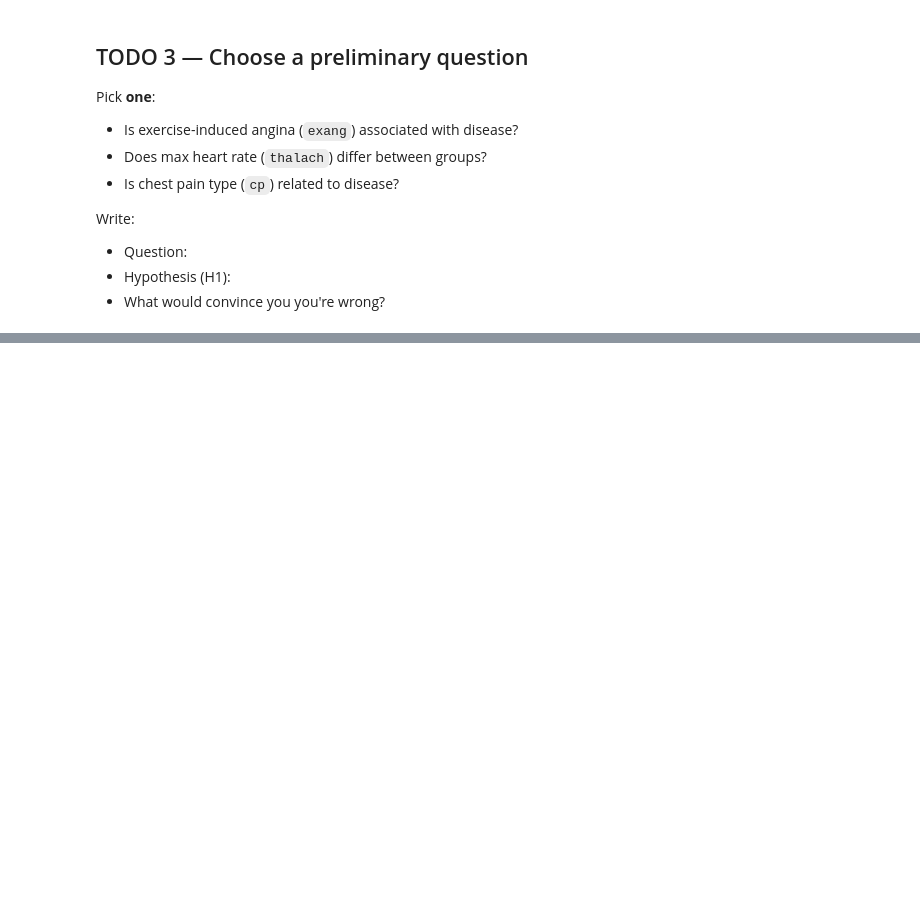
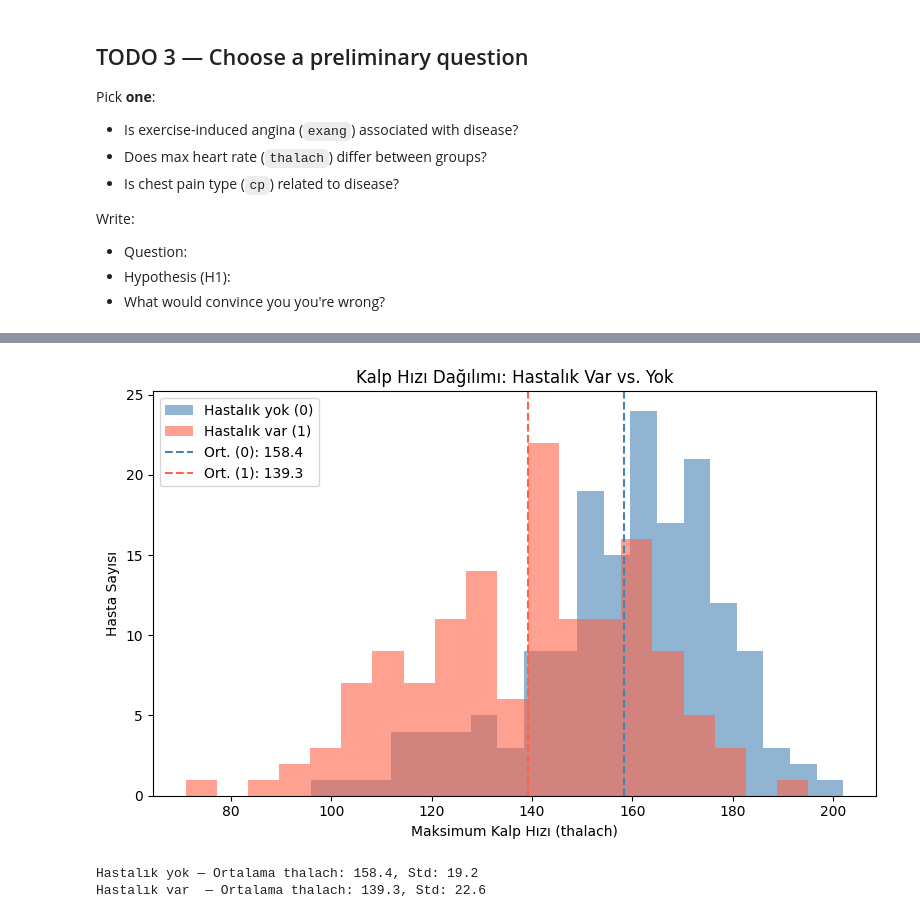
Before and after one commit to AytakShams/ComThinkDataSci-Lecture, a Jupyter notebook: labs/W1_HeartDisease_Workflow_and_First_EDA.ipynb, the cells around one changed output, grey strips where cells are left out. Saved outputs shown, nothing was run; the diff lists cells and outputs as text; code cells hidden in the pictures; blank space fills up the shorter version.

```diff
--- a/labs/W1_HeartDisease_Workflow_and_First_EDA.ipynb
+++ b/labs/W1_HeartDisease_Workflow_and_First_EDA.ipynb
@@ -314,0 +363,24 @@ Write:
+# %%
+import matplotlib.pyplot as plt
+
+disease_0 = df[df["disease"] == 0]["thalach"].dropna()
+disease_1 = df[df["disease"] == 1]["thalach"].dropna()
+
+plt.figure(figsize=(8, 5))
+plt.hist(disease_0, bins=20, alpha=0.6, label="Hastalık yok (0)", color="steelblue")
+plt.hist(disease_1, bins=20, alpha=0.6, label="Hastalık var (1)", color="tomato")
+plt.axvline(disease_0.mean(), color="steelblue", linestyle="--", label=f"Ort. (0): {disease_0.mean():.1f}")
+plt.axvline(disease_1.mean(), color="tomato", linestyle="--", label=f"Ort. (1): {disease_1.mean():.1f}")
+plt.xlabel("Maksimum Kalp Hızı (thalach)")
+plt.ylabel("Hasta Sayısı")
+plt.title("Kalp Hızı Dağılımı: Hastalık Var vs. Yok")
+plt.legend()
+plt.tight_layout()
+plt.show()
+
+print(f"Hastalık yok — Ortalama thalach: {disease_0.mean():.1f}, Std: {disease_0.std():.1f}")
+print(f"Hastalık var  — Ortalama thalach: {disease_1.mean():.1f}, Std: {disease_1.std():.1f}")
+# %% [output]
+[figure, added]
+Hastalık yok — Ortalama thalach: 158.4, Std: 19.2
+Hastalık var  — Ortalama thalach: 139.3, Std: 22.6
```
Also changed, not shown: parts of 7 cells of this notebook.
